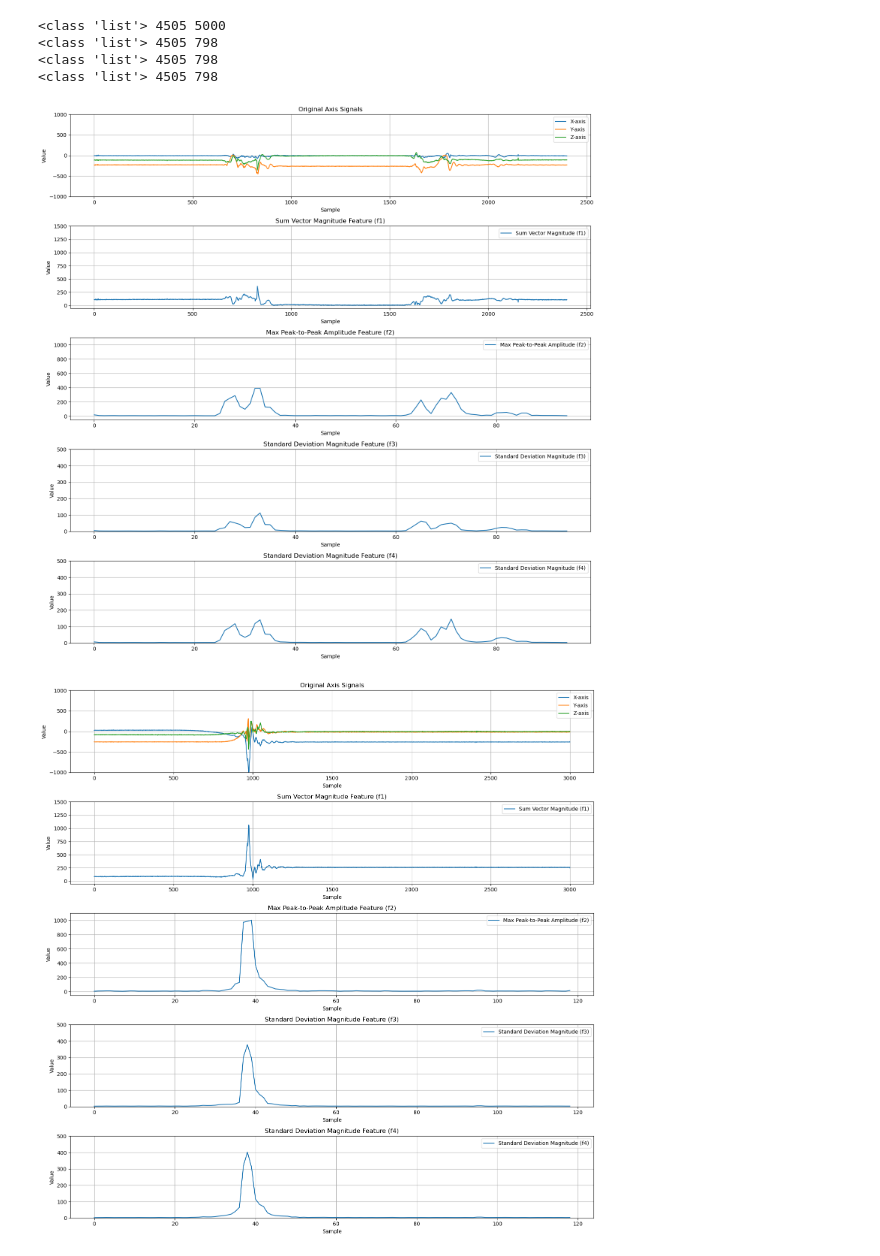
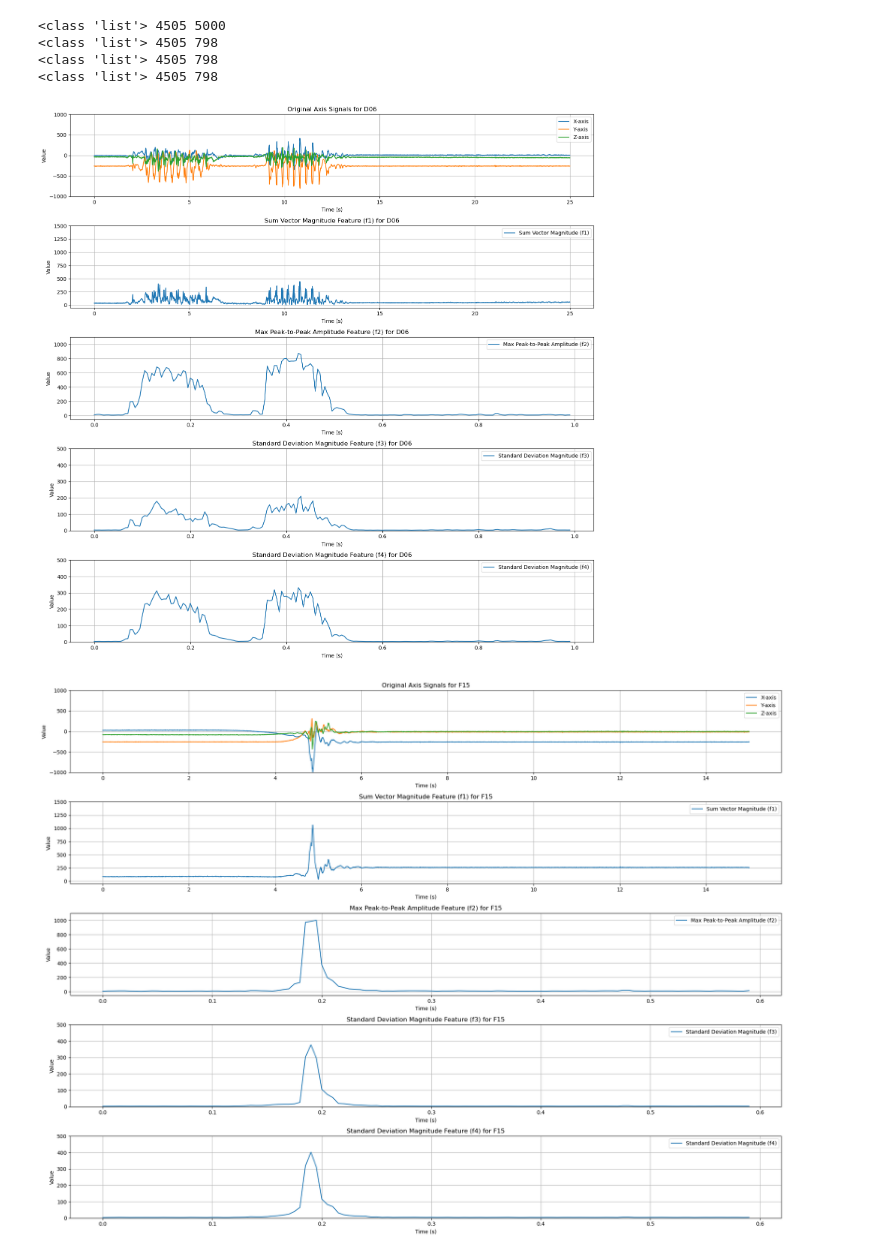
Before and after one commit to AliShrz/earpiece-fall-detection, a Jupyter notebook: main.ipynb, the cells around one changed output. Drawn from its saved outputs; the diff is of its cells as text; code cells hidden in the pictures.

```diff
--- a/main.ipynb
+++ b/main.ipynb
@@ -610,58 +610,58 @@ print(type(f4), len(f4), len(f4[0]))  # Use np.shape(f4) since f4 is a list of a
 <class 'list'> 4505 798
 <class 'list'> 4505 798
 # %%
-sample_num = 4000
+sample_num = 10
 
 plt.figure(figsize=(15, 15))
-
+time = np.arange(0, len(all_data[sample_num][0, :])) / 200  # Assuming a sampling rate of 200 Hz
 # Plot the Original Signal
 plt.subplot(5, 1, 1)
-plt.plot(all_data[sample_num][0, :], label='X-axis')
-plt.plot(all_data[sample_num][1, :], label='Y-axis')
-plt.plot(all_data[sample_num][2, :], label='Z-axis')
+plt.plot(time, all_data[sample_num][0, :], label='X-axis')
+plt.plot(time, all_data[sample_num][1, :], label='Y-axis')
+plt.plot(time, all_data[sample_num][2, :], label='Z-axis')
 plt.ylim(-1000, 1000)
-plt.title('Original Axis Signals')
-plt.xlabel('Sample')
+plt.title(f'Original Axis Signals for {activity_code_list[sample_num]}')
+plt.xlabel('Time (s)')
 plt.ylabel('Value')
 plt.legend()
 plt.grid()
 
 # Plot the Sum Vector Magnitude (f1)
 plt.subplot(5, 1, 2)
-plt.plot(f1[sample_num], label='Sum Vector Magnitude (f1)')
+plt.plot(time[:len(f1[sample_num])], f1[sample_num], label='Sum Vector Magnitude (f1)')
 plt.ylim(-50, 1500)
-plt.title('Sum Vector Magnitude Feature (f1)')
-plt.xlabel('Sample')
+plt.title(f'Sum Vector Magnitude Feature (f1) for {activity_code_list[sample_num]}')
+plt.xlabel('Time (s)')
 plt.ylabel('Value')
 plt.legend()
 plt.grid()
 
 # Plot the Max Peak-to-Peak Amplitude (f2)
 plt.subplot(5, 1, 3)
-plt.plot(f2[sample_num], label='Max Peak-to-Peak Amplitude (f2)')
+plt.plot(time[:len(f2[sample_num])], f2[sample_num], label='Max Peak-to-Peak Amplitude (f2)')
 plt.ylim(-50, 1100)
-plt.title('Max Peak-to-Peak Amplitude Feature (f2)')
-plt.xlabel('Sample')
+plt.title(f'Max Peak-to-Peak Amplitude Feature (f2) for {activity_code_list[sample_num]}')
+plt.xlabel('Time (s)')
 plt.ylabel('Value')
 plt.legend()
 plt.grid()
 
 # Plot the Standard Deviation Magnitude on Horizontal Plane (f3)
 plt.subplot(5, 1, 4)
-plt.plot(f3[sample_num], label='Standard Deviation Magnitude (f3)')
+plt.plot(time[:len(f3[sample_num])], f3[sample_num], label='Standard Deviation Magnitude (f3)')
 plt.ylim(0, 500)
-plt.title('Standard Deviation Magnitude Feature (f3)')
-plt.xlabel('Sample')
+plt.title(f'Standard Deviation Magnitude Feature (f3) for {activity_code_list[sample_num]}')
+plt.xlabel('Time (s)')
 plt.ylabel('Value')
 plt.legend()
 plt.grid()
 
 # Plot the Standard Deviation Magnitude (f4)
 plt.subplot(5, 1, 5)
-plt.plot(f4[sample_num], label='Standard Deviation Magnitude (f4)')
+plt.plot(time[:len(f4[sample_num])], f4[sample_num], label='Standard Deviation Magnitude (f4)')
 plt.ylim(0, 500)
-plt.title('Standard Deviation Magnitude Feature (f4)')
-plt.xlabel('Sample')
+plt.title(f'Standard Deviation Magnitude Feature (f4) for {activity_code_list[sample_num]}')
+plt.xlabel('Time (s)')
 plt.ylabel('Value')
 plt.legend()
 plt.grid()
@@ -669,65 +669,65 @@ plt.grid()
 plt.tight_layout()
 plt.show()
 # %% [output]
-[figure, old version]
+[figure, new version]
 # %%
 sample_num = 1000
 
-plt.figure(figsize=(15, 15))
-
+plt.figure(figsize=(20, 15))
+time = np.arange(0, len(all_data[sample_num][0, :])) / 200  # Assuming a sampling rate of 200 Hz
 # Plot the Original Signal
 plt.subplot(5, 1, 1)
-plt.plot(all_data[sample_num][0, :], label='X-axis')
-plt.plot(all_data[sample_num][1, :], label='Y-axis')
-plt.plot(all_data[sample_num][2, :], label='Z-axis')
+plt.plot(time, all_data[sample_num][0, :], label='X-axis')
+plt.plot(time, all_data[sample_num][1, :], label='Y-axis')
+plt.plot(time, all_data[sample_num][2, :], label='Z-axis')
 plt.ylim(-1000, 1000)
-plt.title('Original Axis Signals')
-plt.xlabel('Sample')
+plt.title(f'Original Axis Signals for {activity_code_list[sample_num]}')
+plt.xlabel('Time (s)')
 plt.ylabel('Value')
 plt.legend()
 plt.grid()
 
 # Plot the Sum Vector Magnitude (f1)
 plt.subplot(5, 1, 2)
-plt.plot(f1[sample_num], label='Sum Vector Magnitude (f1)')
+plt.plot(time[:len(f1[sample_num])], f1[sample_num], label='Sum Vector Magnitude (f1)')
 plt.ylim(-50, 1500)
-plt.title('Sum Vector Magnitude Feature (f1)')
-plt.xlabel('Sample')
+plt.title(f'Sum Vector Magnitude Feature (f1) for {activity_code_list[sample_num]}')
+plt.xlabel('Time (s)')
 plt.ylabel('Value')
 plt.legend()
 plt.grid()
 
 # Plot the Max Peak-to-Peak Amplitude (f2)
 plt.subplot(5, 1, 3)
-plt.plot(f2[sample_num], label='Max Peak-to-Peak Amplitude (f2)')
+plt.plot(time[:len(f2[sample_num])], f2[sample_num], label='Max Peak-to-Peak Amplitude (f2)')
 plt.ylim(-50, 1100)
-plt.title('Max Peak-to-Peak Amplitude Feature (f2)')
-plt.xlabel('Sample')
+plt.title(f'Max Peak-to-Peak Amplitude Feature (f2) for {activity_code_list[sample_num]}')
+plt.xlabel('Time (s)')
 plt.ylabel('Value')
 plt.legend()
 plt.grid()
 
 # Plot the Standard Deviation Magnitude on Horizontal Plane (f3)
 plt.subplot(5, 1, 4)
-plt.plot(f3[sample_num], label='Standard Deviation Magnitude (f3)')
+plt.plot(time[:len(f3[sample_num])], f3[sample_num], label='Standard Deviation Magnitude (f3)')
 plt.ylim(0, 500)
-plt.title('Standard Deviation Magnitude Feature (f3)')
-plt.xlabel('Sample')
+plt.title(f'Standard Deviation Magnitude Feature (f3) for {activity_code_list[sample_num]}')
+plt.xlabel('Time (s)')
 plt.ylabel('Value')
 plt.legend()
 plt.grid()
 
 # Plot the Standard Deviation Magnitude (f4)
 plt.subplot(5, 1, 5)
-plt.plot(f4[sample_num], label='Standard Deviation Magnitude (f4)')
+plt.plot(time[:len(f4[sample_num])], f4[sample_num], label='Standard Deviation Magnitude (f4)')
 plt.ylim(0, 500)
-plt.title('Standard Deviation Magnitude Feature (f4)')
-plt.xlabel('Sample')
+plt.title(f'Standard Deviation Magnitude Feature (f4) for {activity_code_list[sample_num]}')
+plt.xlabel('Time (s)')
 plt.ylabel('Value')
 plt.legend()
 plt.grid()
 
 plt.tight_layout()
 plt.show()
 # %% [output]
-[figure, old version]
+[figure, new version]
```
Also changed, not shown: parts of 12 cells of this notebook.
